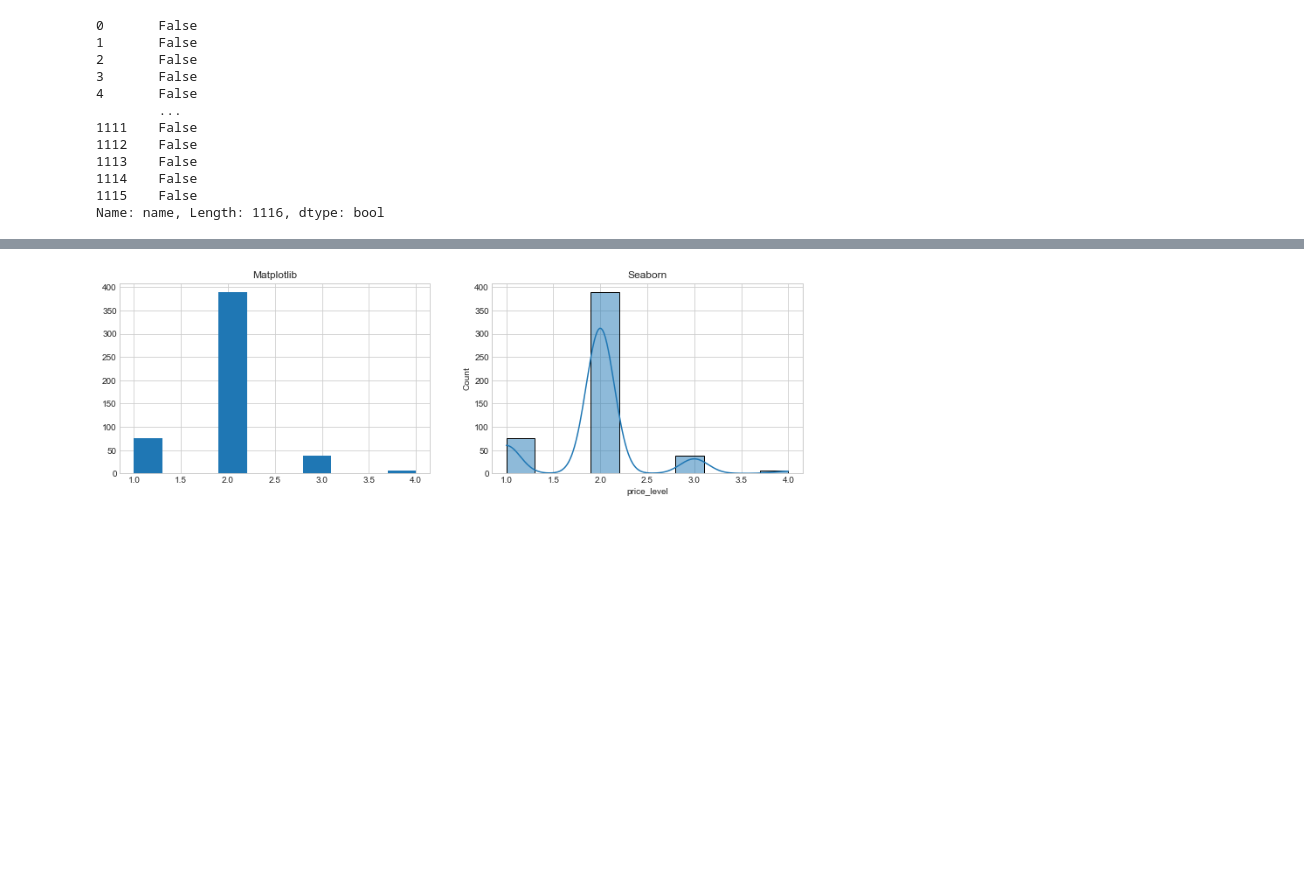
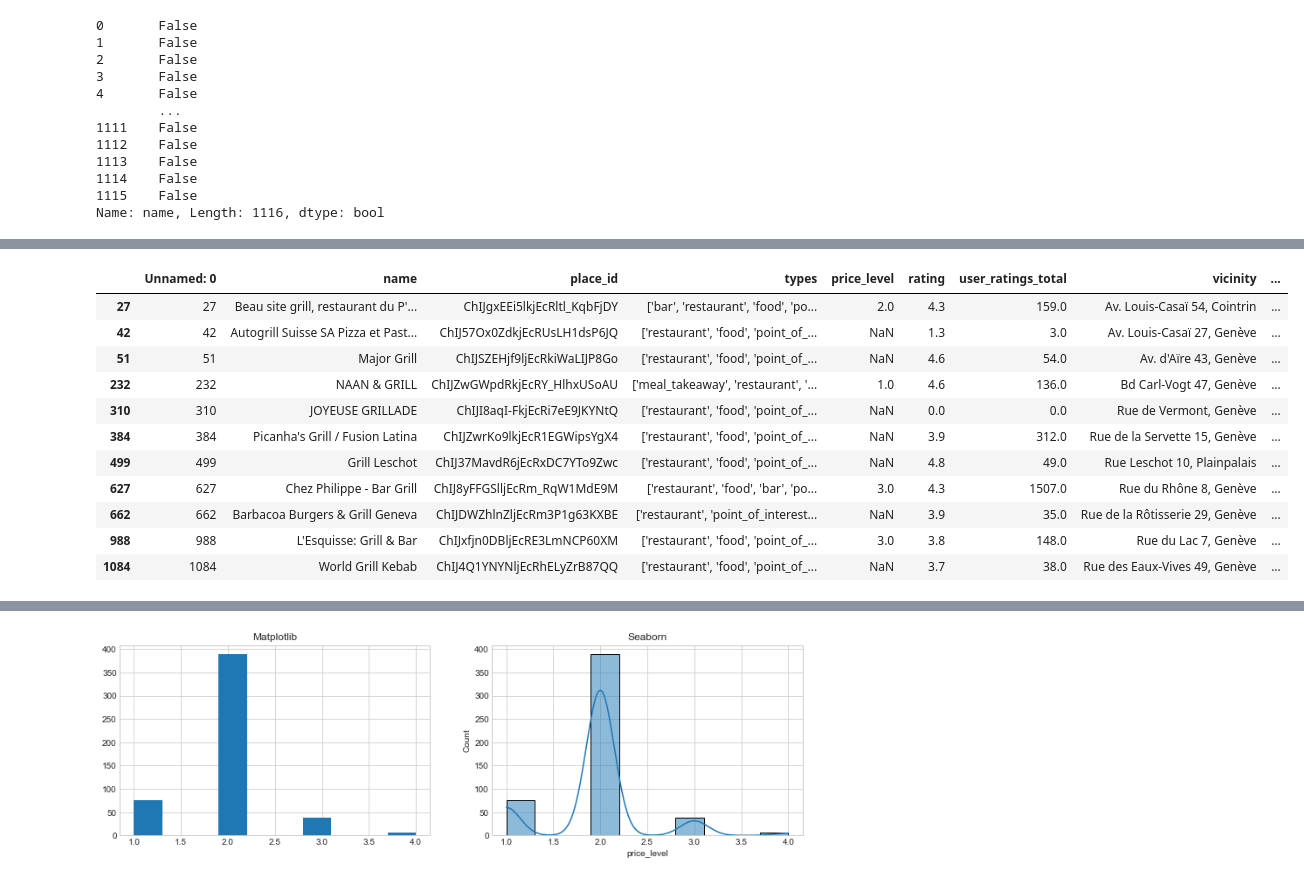
Before and after one commit to burakonurlu/best_restaurant_location, a Jupyter notebook: notebooks/Folium_visualization.ipynb, the cells around one changed output, grey strips where cells are left out. Saved outputs shown, nothing was run; the diff lists cells and outputs as text; code cells hidden in the pictures; blank space fills up the shorter version.

```diff
--- a/notebooks/Folium_visualization.ipynb
+++ b/notebooks/Folium_visualization.ipynb
@@ -162,3 +201,18 @@ heatmap_venues(name_pizza)
+# %%
+df.loc[df["name"].str.contains("grill", case=False)]
+# %% [output]
+|  | Unnamed: 0 | name | place_id | types | price_level | rating | user_ratings_total | vicinity | ... |
+| 27 | 27 | Beau site grill, restaurant du P'... | ChIJgxEEi5lkjEcRltl_KqbFjDY | ['bar', 'restaurant', 'food', 'po... | 2.0 | 4.3 | 159.0 | Av. Louis-Casaï 54, Cointrin | ... |
+| 42 | 42 | Autogrill Suisse SA Pizza et Past... | ChIJ57Ox0ZdkjEcRUsLH1dsP6JQ | ['restaurant', 'food', 'point_of_... | NaN | 1.3 | 3.0 | Av. Louis-Casaï 27, Genève | ... |
+| 51 | 51 | Major Grill | ChIJSZEHjf9ljEcRkiWaLIJP8Go | ['restaurant', 'food', 'point_of_... | NaN | 4.6 | 54.0 | Av. d'Aïre 43, Genève | ... |
+| 232 | 232 | NAAN & GRILL | ChIJZwGWpdRkjEcRY_HlhxUSoAU | ['meal_takeaway', 'restaurant', '... | 1.0 | 4.6 | 136.0 | Bd Carl-Vogt 47, Genève | ... |
+| 310 | 310 | JOYEUSE GRILLADE | ChIJI8aqI-FkjEcRi7eE9JKYNtQ | ['restaurant', 'food', 'point_of_... | NaN | 0.0 | 0.0 | Rue de Vermont, Genève | ... |
+| 384 | 384 | Picanha's Grill / Fusion Latina | ChIJZwrKo9lkjEcR1EGWipsYgX4 | ['restaurant', 'food', 'point_of_... | NaN | 3.9 | 312.0 | Rue de la Servette 15, Genève | ... |
+| 499 | 499 | Grill Leschot | ChIJ37MavdR6jEcRxDC7YTo9Zwc | ['restaurant', 'food', 'point_of_... | NaN | 4.8 | 49.0 | Rue Leschot 10, Plainpalais | ... |
+| 627 | 627 | Chez Philippe - Bar Grill | ChIJ8yFFGSlljEcRm_RqW1MdE9M | ['restaurant', 'food', 'bar', 'po... | 3.0 | 4.3 | 1507.0 | Rue du Rhône 8, Genève | ... |
+| 662 | 662 | Barbacoa Burgers & Grill Geneva | ChIJDWZhlnZljEcRm3P1g63KXBE | ['restaurant', 'point_of_interest... | NaN | 3.9 | 35.0 | Rue de la Rôtisserie 29, Genève | ... |
+| 988 | 988 | L'Esquisse: Grill & Bar | ChIJxfjn0DBljEcRE3LmNCP60XM | ['restaurant', 'food', 'point_of_... | 3.0 | 3.8 | 148.0 | Rue du Lac 7, Genève | ... |
+| 1084 | 1084 | World Grill Kebab | ChIJ4Q1YNYNljEcRhELyZrB87QQ | ['restaurant', 'food', 'point_of_... | NaN | 3.7 | 38.0 | Rue des Eaux-Vives 49, Genève | ... |
 # %%
 name_grill = search_venue(df, 'grill')
 heatmap_venues(name_grill)
```
Also changed, not shown: parts of 22 cells of this notebook.
